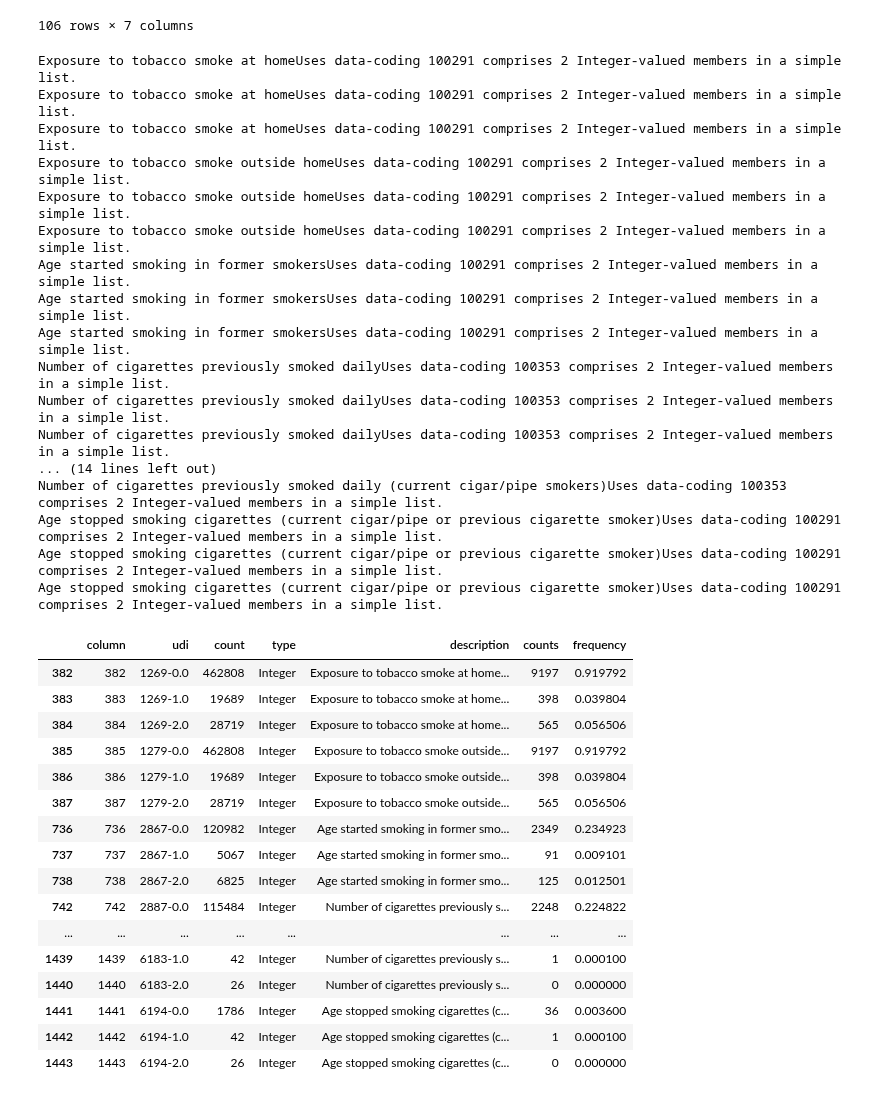
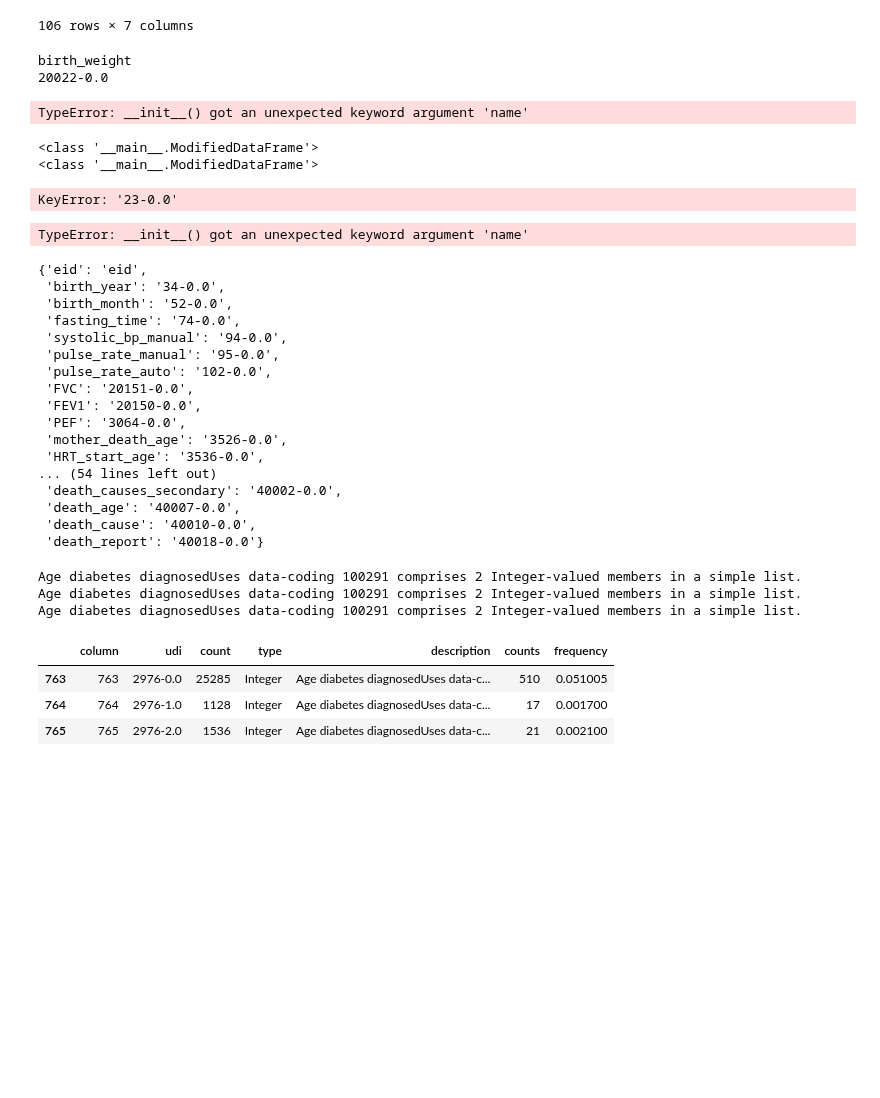
Before and after one commit to cole-khamnei/HLA_genotyping_associations, a Jupyter notebook: uk_biobank_EDA.ipynb, the cells around one changed output. Saved outputs shown, nothing was run; the diff lists cells and outputs as text; code cells hidden in the pictures; blank space fills up the shorter version.

Commit message:
added simple names

```diff
--- a/uk_biobank_EDA.ipynb
+++ b/uk_biobank_EDA.ipynb
@@ -86,48 +116,59 @@ display(ukbb_index.query("frequency > .99"))
+# %%
+mdf["birth_weight"]
+# %% [output]
+birth_weight
+20022-0.0
+TypeError: __init__() got an unexpected keyword argument 'name'
+# %%
+print(type(mdf))
+print(type(mdf.iloc[:100]))
+
+mdf.iloc[:100]
+# %% [output]
+<class '__main__.ModifiedDataFrame'>
+<class '__main__.ModifiedDataFrame'>
+KeyError: '23-0.0'
+TypeError: __init__() got an unexpected keyword argument 'name'
+# %%
+labeled_udis = ukbb_udi_lookup_table.loc[ukbb_udi_lookup_table["simple_name"] != "_"]
+simple_name_udi_map = dict(zip(labeled_udis["simple_name"], labeled_udis["udi"]))
+simple_name_udi_map
+# %% [output]
+{'eid': 'eid',
+ 'birth_year': '34-0.0',
+ 'birth_month': '52-0.0',
+ 'fasting_time': '74-0.0',
+ 'systolic_bp_manual': '94-0.0',
+ 'pulse_rate_manual': '95-0.0',
+ 'pulse_rate_auto': '102-0.0',
+ 'FVC': '20151-0.0',
+ 'FEV1': '20150-0.0',
+ 'PEF': '3064-0.0',
+ 'mother_death_age': '3526-0.0',
+ 'HRT_start_age': '3536-0.0',
+... (54 lines left out)
+ 'death_causes_secondary': '40002-0.0',
+ 'death_age': '40007-0.0',
+ 'death_cause': '40010-0.0',
+ 'death_report': '40018-0.0'}
 # %%
 # search descriptions
 
-term = "smok"
+term = "diabetes"
 
 found_indices = [i for (i, description) in enumerate(ukbb_index["description"].values) if term in description.lower()]
 for i, row in ukbb_index.iloc[found_indices].query("type == 'Integer'").iterrows():
     print(row["description"])
 
 ukbb_index.iloc[found_indices].query("type == 'Integer'")
 # %% [output]
-Exposure to tobacco smoke at homeUses data-coding 100291 comprises 2 Integer-valued members in a simple list.
-Exposure to tobacco smoke at homeUses data-coding 100291 comprises 2 Integer-valued members in a simple list.
-Exposure to tobacco smoke at homeUses data-coding 100291 comprises 2 Integer-valued members in a simple list.
-Exposure to tobacco smoke outside homeUses data-coding 100291 comprises 2 Integer-valued members in a simple list.
-Exposure to tobacco smoke outside homeUses data-coding 100291 comprises 2 Integer-valued members in a simple list.
-Exposure to tobacco smoke outside homeUses data-coding 100291 comprises 2 Integer-valued members in a simple list.
-Age started smoking in former smokersUses data-coding 100291 comprises 2 Integer-valued members in a simple list.
-Age started smoking in former smokersUses data-coding 100291 comprises 2 Integer-valued members in a simple list.
-Age started smoking in former smokersUses data-coding 100291 comprises 2 Integer-valued members in a simple list.
-Number of cigarettes previously smoked dailyUses data-coding 100353 comprises 2 Integer-valued members in a simple list.
-Number of cigarettes previously smoked dailyUses data-coding 100353 comprises 2 Integer-valued members in a simple list.
-Number of cigarettes previously smoked dailyUses data-coding 100353 comprises 2 Integer-valued members in a simple list.
-... (14 lines left out)
-Number of cigarettes previously smoked daily (current cigar/pipe smokers)Uses data-coding 100353 comprises 2 Integer-valued members in a simple list.
-Age stopped smoking cigarettes (current cigar/pipe or previous cigarette smoker)Uses data-coding 100291 comprises 2 Integer-valued members in a simple list.
-Age stopped smoking cigarettes (current cigar/pipe or previous cigarette smoker)Uses data-coding 100291 comprises 2 Integer-valued members in a simple list.
-Age stopped smoking cigarettes (current cigar/pipe or previous cigarette smoker)Uses data-coding 100291 comprises 2 Integer-valued members in a simple list.
+Age diabetes diagnosedUses data-coding 100291 comprises 2 Integer-valued members in a simple list.
+Age diabetes diagnosedUses data-coding 100291 comprises 2 Integer-valued members in a simple list.
+Age diabetes diagnosedUses data-coding 100291 comprises 2 Integer-valued members in a simple list.
 |  | column | udi | count | type | description | counts | frequency |
-| 382 | 382 | 1269-0.0 | 462808 | Integer | Exposure to tobacco smoke at home... | 9197 | 0.919792 |
-| 383 | 383 | 1269-1.0 | 19689 | Integer | Exposure to tobacco smoke at home... | 398 | 0.039804 |
-| 384 | 384 | 1269-2.0 | 28719 | Integer | Exposure to tobacco smoke at home... | 565 | 0.056506 |
-| 385 | 385 | 1279-0.0 | 462808 | Integer | Exposure to tobacco smoke outside... | 9197 | 0.919792 |
-| 386 | 386 | 1279-1.0 | 19689 | Integer | Exposure to tobacco smoke outside... | 398 | 0.039804 |
-| 387 | 387 | 1279-2.0 | 28719 | Integer | Exposure to tobacco smoke outside... | 565 | 0.056506 |
-| 736 | 736 | 2867-0.0 | 120982 | Integer | Age started smoking in former smo... | 2349 | 0.234923 |
-| 737 | 737 | 2867-1.0 | 5067 | Integer | Age started smoking in former smo... | 91 | 0.009101 |
-| 738 | 738 | 2867-2.0 | 6825 | Integer | Age started smoking in former smo... | 125 | 0.012501 |
-| 742 | 742 | 2887-0.0 | 115484 | Integer | Number of cigarettes previously s... | 2248 | 0.224822 |
-| ... | ... | ... | ... | ... | ... | ... | ... |
-| 1439 | 1439 | 6183-1.0 | 42 | Integer | Number of cigarettes previously s... | 1 | 0.000100 |
-| 1440 | 1440 | 6183-2.0 | 26 | Integer | Number of cigarettes previously s... | 0 | 0.000000 |
-| 1441 | 1441 | 6194-0.0 | 1786 | Integer | Age stopped smoking cigarettes (c... | 36 | 0.003600 |
-| 1442 | 1442 | 6194-1.0 | 42 | Integer | Age stopped smoking cigarettes (c... | 1 | 0.000100 |
-| 1443 | 1443 | 6194-2.0 | 26 | Integer | Age stopped smoking cigarettes (c... | 0 | 0.000000 |
+| 763 | 763 | 2976-0.0 | 25285 | Integer | Age diabetes diagnosedUses data-c... | 510 | 0.051005 |
+| 764 | 764 | 2976-1.0 | 1128 | Integer | Age diabetes diagnosedUses data-c... | 17 | 0.001700 |
+| 765 | 765 | 2976-2.0 | 1536 | Integer | Age diabetes diagnosedUses data-c... | 21 | 0.002100 |
 # %%
 fig, ax = plt.subplots(figsize=(12, 6))
 sns.kdeplot(data=ukbb_data, y="3436-0.0", x="21022-0.0",  ax=ax, fill=True)
```
Also changed, not shown: parts of 6 cells of this notebook, 1 other file.
